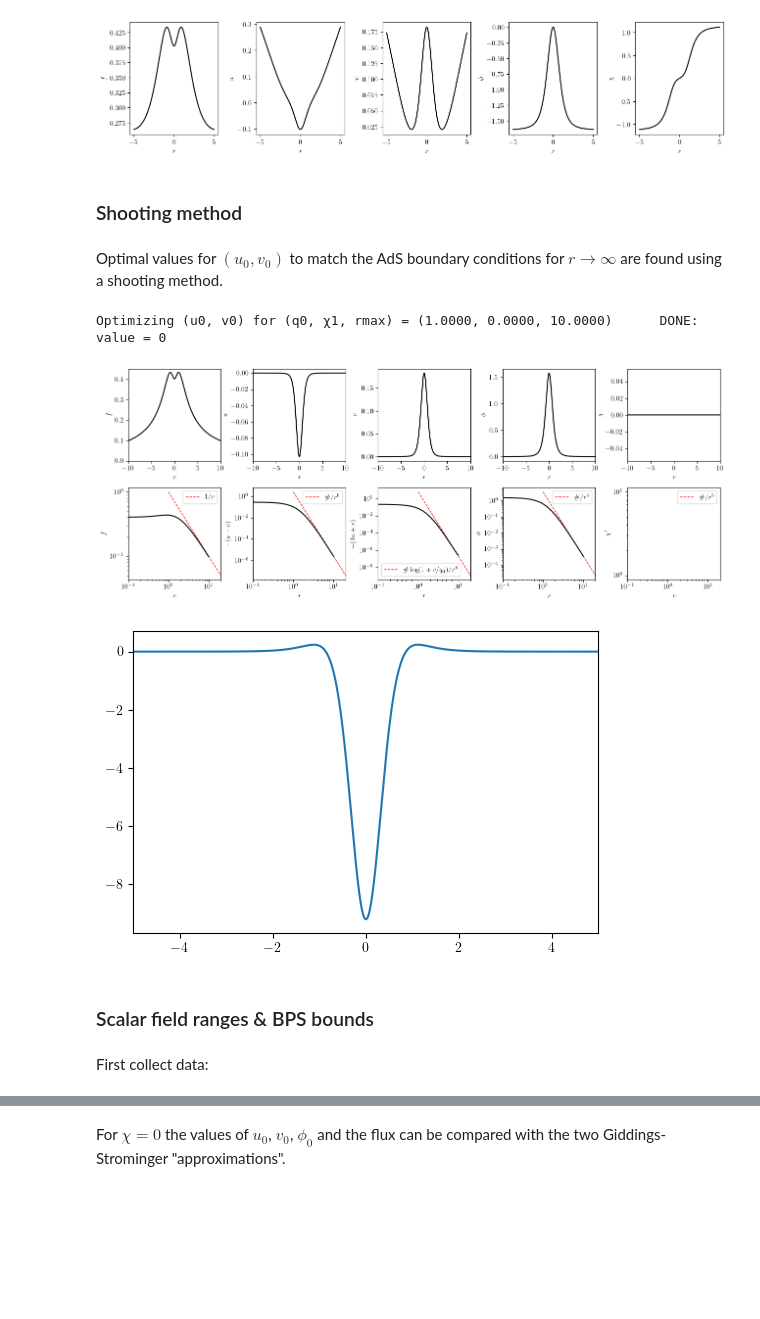
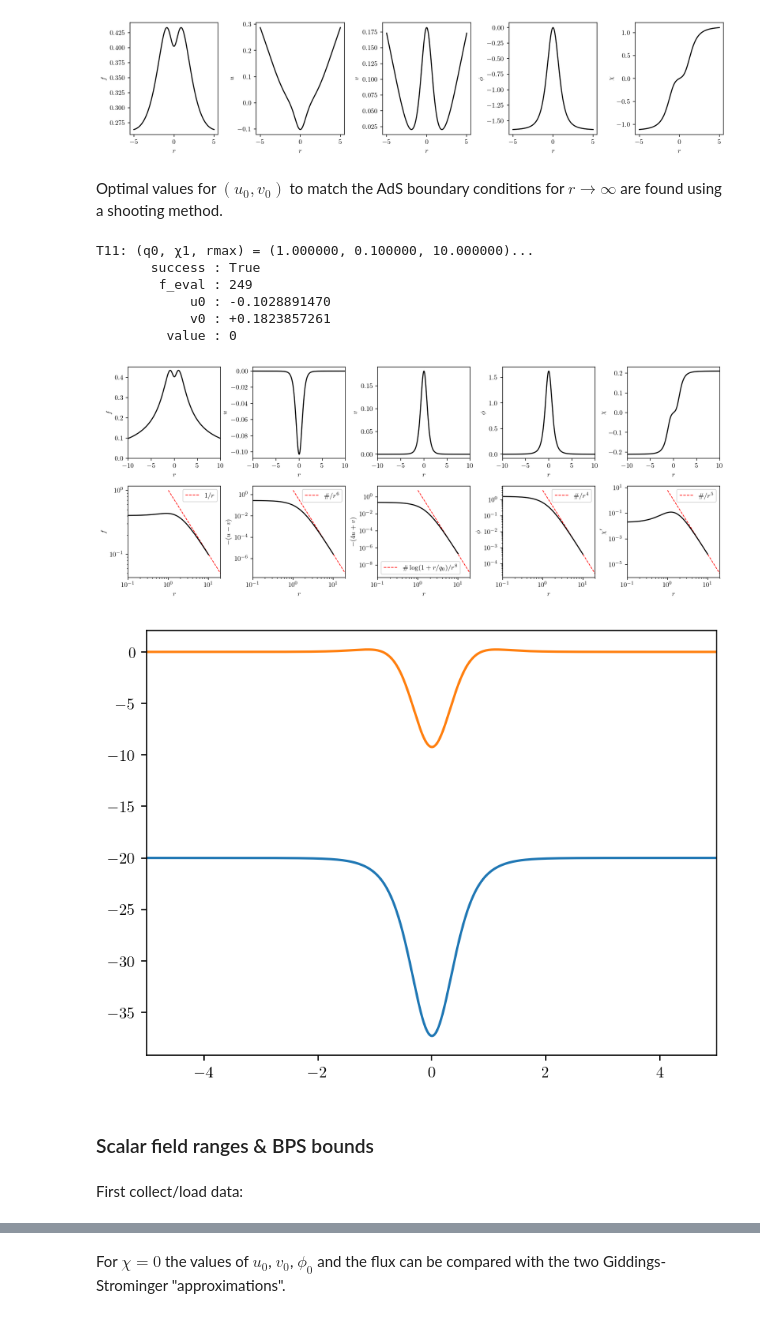
Before and after one commit to gloges/typeII-wormholes, a Jupyter notebook: wormholes.ipynb, the cells around one changed output, grey strips where cells are left out. Saved outputs shown, nothing was run; the diff lists cells and outputs as text; code cells hidden in the pictures; blank space fills up the shorter version.

Commit message:
Ricci scalars & updated images

```diff
--- a/wormholes.ipynb
+++ b/wormholes.ipynb
@@ -281,16 +254,14 @@ plt.tight_layout()
 plt.show()
 # %% [output]
 [figure]
-# %% [markdown]
-### Shooting method
 # %% [markdown]
 Optimal values for $(u_0,v_0)$ to match the AdS boundary conditions for $r\to\infty$ are found using a shooting method.
 # %%
 q0 = 1
 rmax = 10
-χ1 = 0
+χ1 = 0.1
 
-soln, val_final = wh.wormhole_T11(q0, χ1, rmax, display='quiet')
+soln, val_final = wh.wormhole_T11(q0, χ1, rmax, display_summary=True)
 r, f, u, ud, v, vd, φ, φd, χ, χd, h, flux2 = soln
 
 
@@ -336,23 +307,29 @@ plt.subplots_adjust(wspace=0.35)
 # plt.savefig('images/T11_profiles_ex1.png', dpi=300)
 plt.show()
 # %% [output]
-Optimizing (u0, v0) for (q0, χ1, rmax) = (1.0000, 0.0000, 10.0000)      DONE: value = 0
+T11: (q0, χ1, rmax) = (1.000000, 0.100000, 10.000000)...
+       success : True
+        f_eval : 249
+            u0 : -0.1028891470
+            v0 : +0.1823857261
+         value : 0
-[figure, old version]
+[figure, new version]
 # %%
 ricci5 = wh.ricci_5D(q0, soln)
 ricci10 = wh.ricci_10D(q0, soln)
 # %%
+plt.plot(r, ricci5)
 plt.plot(r, ricci10)
 
 plt.xlim(-5*q0, 5*q0)
 
 plt.show()
 # %% [output]
-[figure, old version]
+[figure, new version]
 # %% [markdown]
 ### Scalar field ranges & BPS bounds
 # %% [markdown]
-First collect data:
+First collect/load data:
 # %%
 # data_T11 = np.empty([13, 0])
 data_T11 = np.load('T11_data.npy')
```
Also changed, not shown: parts of 13 cells of this notebook, 5 other files.
